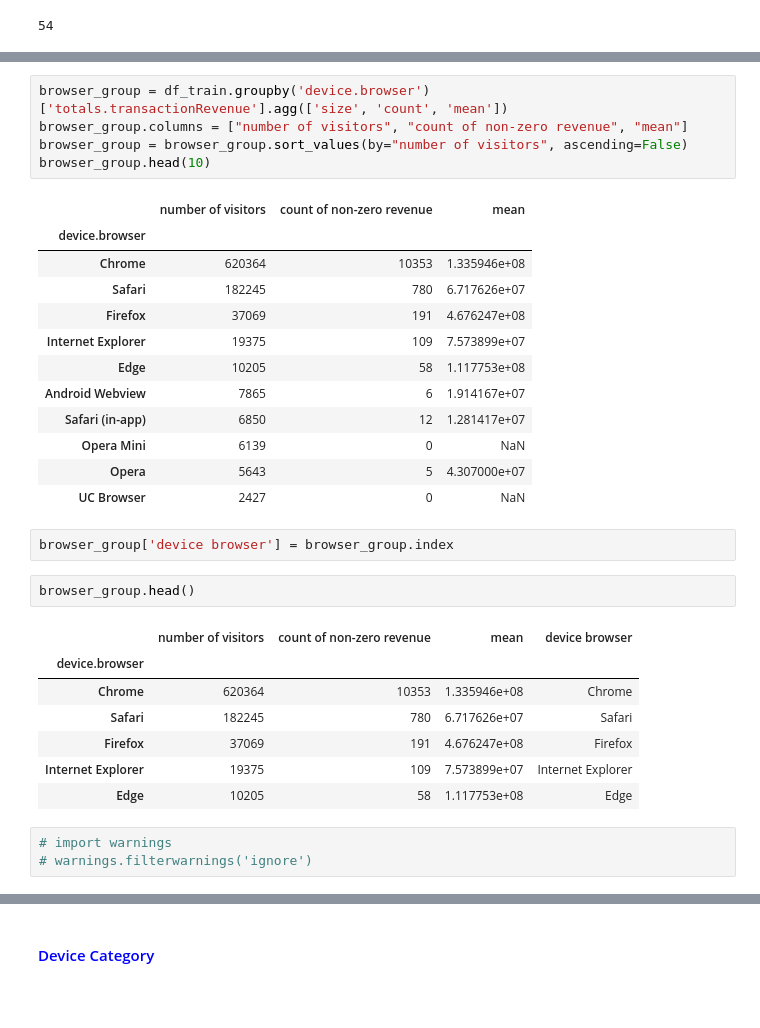
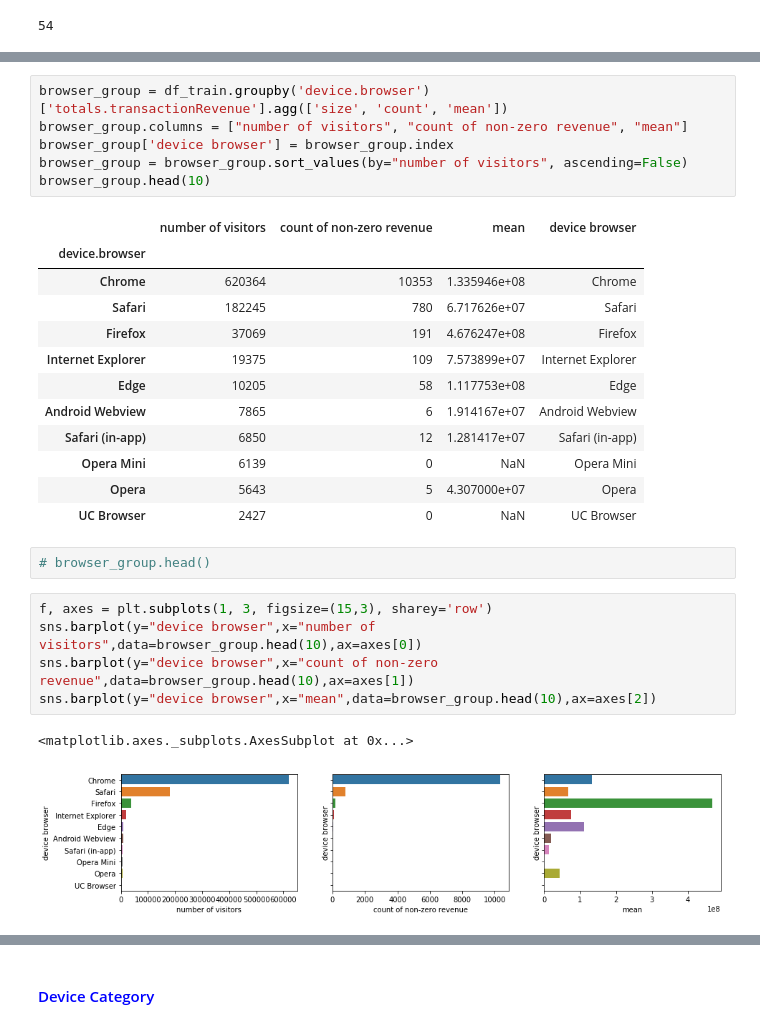
Before and after one commit to Aries0331/RevenuePrediction_GStore, a Jupyter notebook: main.ipynb, the cells around one changed output, grey strips where cells are left out. Cells and saved outputs as stored; diff of their text form; blank space fills up the shorter version.

Commit message:
updating data visualization

```diff
--- a/main.ipynb
+++ b/main.ipynb
@@ -259,34 +263,30 @@ Name: device.browser, dtype: int64
 # %%
 browser_group = df_train.groupby('device.browser')['totals.transactionRevenue'].agg(['size', 'count', 'mean'])
 browser_group.columns = ["number of visitors", "count of non-zero revenue", "mean"]
+browser_group['device browser'] = browser_group.index
 browser_group = browser_group.sort_values(by="number of visitors", ascending=False)
 browser_group.head(10)
 # %% [output]
-|  | number of visitors | count of non-zero revenue | mean |
-| device.browser |  |  |  |
-| Chrome | 620364 | 10353 | 1.335946e+08 |
-| Safari | 182245 | 780 | 6.717626e+07 |
-| Firefox | 37069 | 191 | 4.676247e+08 |
-| Internet Explorer | 19375 | 109 | 7.573899e+07 |
-| Edge | 10205 | 58 | 1.117753e+08 |
-| Android Webview | 7865 | 6 | 1.914167e+07 |
-| Safari (in-app) | 6850 | 12 | 1.281417e+07 |
-| Opera Mini | 6139 | 0 | NaN |
-| Opera | 5643 | 5 | 4.307000e+07 |
-| UC Browser | 2427 | 0 | NaN |
+|  | number of visitors | count of non-zero revenue | mean | device browser |
+| device.browser |  |  |  |  |
+| Chrome | 620364 | 10353 | 1.335946e+08 | Chrome |
+| Safari | 182245 | 780 | 6.717626e+07 | Safari |
+| Firefox | 37069 | 191 | 4.676247e+08 | Firefox |
+| Internet Explorer | 19375 | 109 | 7.573899e+07 | Internet Explorer |
+| Edge | 10205 | 58 | 1.117753e+08 | Edge |
+| Android Webview | 7865 | 6 | 1.914167e+07 | Android Webview |
+| Safari (in-app) | 6850 | 12 | 1.281417e+07 | Safari (in-app) |
+| Opera Mini | 6139 | 0 | NaN | Opera Mini |
+| Opera | 5643 | 5 | 4.307000e+07 | Opera |
+| UC Browser | 2427 | 0 | NaN | UC Browser |
-# %%
-browser_group['device browser'] = browser_group.index
-# %%
-browser_group.head()
-# %% [output]
-|  | number of visitors | count of non-zero revenue | mean | device browser |
-| device.browser |  |  |  |  |
-| Chrome | 620364 | 10353 | 1.335946e+08 | Chrome |
-| Safari | 182245 | 780 | 6.717626e+07 | Safari |
-| Firefox | 37069 | 191 | 4.676247e+08 | Firefox |
-| Internet Explorer | 19375 | 109 | 7.573899e+07 | Internet Explorer |
-| Edge | 10205 | 58 | 1.117753e+08 | Edge |
-# %%
-# import warnings
-# warnings.filterwarnings('ignore')
+# %%
+# browser_group.head()
+# %%
+f, axes = plt.subplots(1, 3, figsize=(15,3), sharey='row')
+sns.barplot(y="device browser",x="number of visitors",data=browser_group.head(10),ax=axes[0])
+sns.barplot(y="device browser",x="count of non-zero revenue",data=browser_group.head(10),ax=axes[1])
+sns.barplot(y="device browser",x="mean",data=browser_group.head(10),ax=axes[2])
+# %% [output]
+<matplotlib.axes._subplots.AxesSubplot at 0x...>
+[figure, added]
 # %%
```
Also changed, not shown: parts of 31 cells of this notebook.
